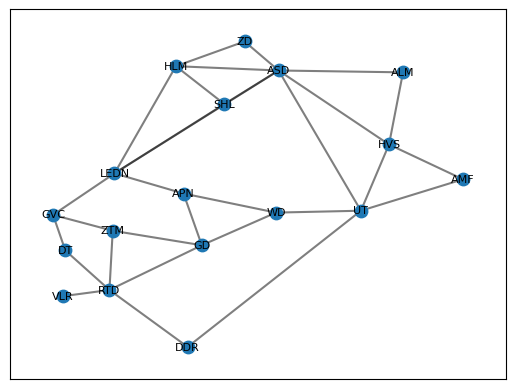
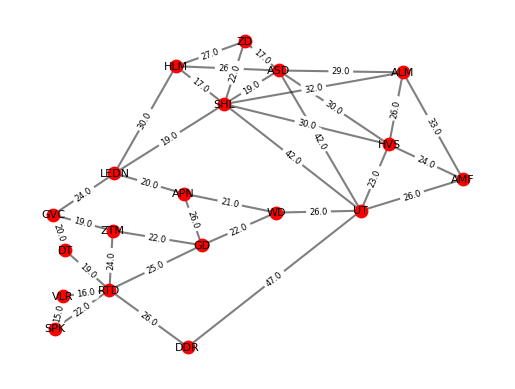
Code edit (unified diff) that turned the first committed figure into the second:
--- before
+++ after
@@ -1,42 +1,52 @@
-# Make sure coordinates are numeric
+import networkx as nx
+import matplotlib.pyplot as plt
+import pandas as pd
+
+# Make sure lat/lng are numeric
 cities["lat"] = pd.to_numeric(cities["lat"], errors="coerce")
 cities["lng"] = pd.to_numeric(cities["lng"], errors="coerce")
 
-# Remove rows with missing coordinates
+# Drop rows with missing coordinates
 cities = cities.dropna(subset=["lat", "lng"])
 
-# Create graph
+# Create the graph
 G = nx.Graph()
 
-# Add nodes
+# Add nodes with coordinates and station info
 for _, row in cities.iterrows():
     G.add_node(
         row["name"],
-        station=row["station"],
+        station=row.get("station", None),
         lat=row["lat"],
         lon=row["lng"]
     )
 
-# Add edges only once, even if both ASD-HLM and HLM-ASD exist
+# Add edges, ensuring no duplicates
 seen_edges = set()
-
 for _, row in connections.iterrows():
-    a = row["from"]
-    b = row["to"]
-
+    a, b = row["from"], row["to"]
     if a in G and b in G and a != b:
         edge = tuple(sorted([a, b]))
         if edge not in seen_edges:
-            G.add_edge(a, b)
+            weight = row.get("time", 1)  # optional: use weight if present
+            G.add_edge(a, b, weight=weight)
             seen_edges.add(edge)
 
-# Positions
-pos = {
-    row["name"]: (row["lng"], row["lat"])
-    for _, row in cities.iterrows()
-}
+# Define positions based on coordinates
+pos = {row["name"]: (row["lng"], row["lat"]) for _, row in cities.iterrows()}
 
-# Draw
+# Draw graph nodes and edges
 nx.draw_networkx_edges(G, pos, alpha=0.5, width=1.5)
-nx.draw_networkx_nodes(G, pos, node_size=80)
+nx.draw_networkx_nodes(G, pos, node_size=80, node_color="red")
 nx.draw_networkx_labels(G, pos, font_size=8)
+
+# If edges have weights, add them
+if nx.get_edge_attributes(G, "weight"):
+    edge_labels = {
+        (u, v): f"{data['weight']:.1f}"
+        for u, v, data in G.edges(data=True)
+    }
+    nx.draw_networkx_edge_labels(G, pos, edge_labels=edge_labels, font_size=6)
+
+plt.axis("off")
+plt.show()

Commit: added road network and population csv